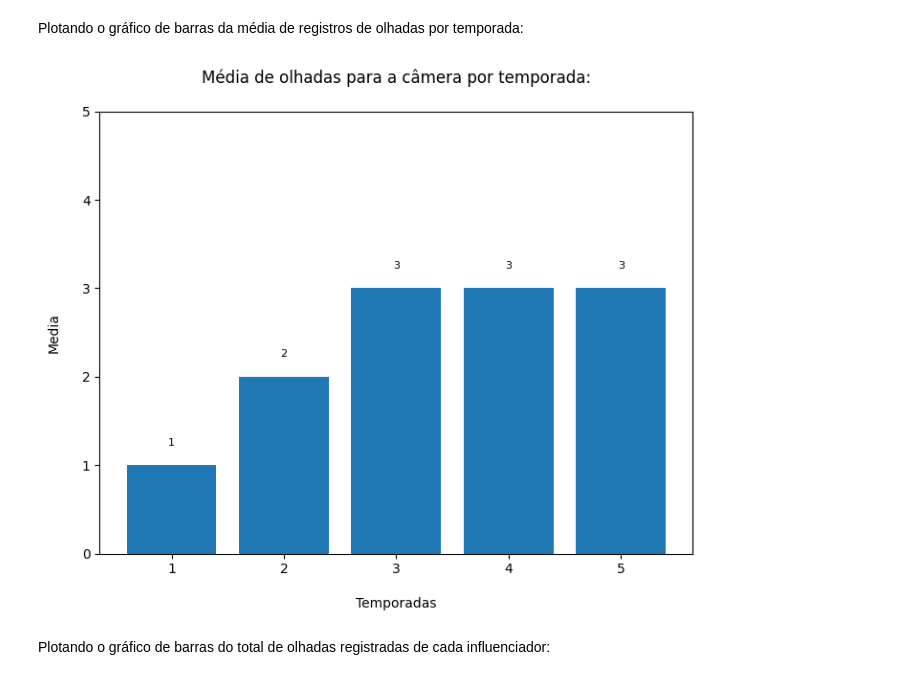
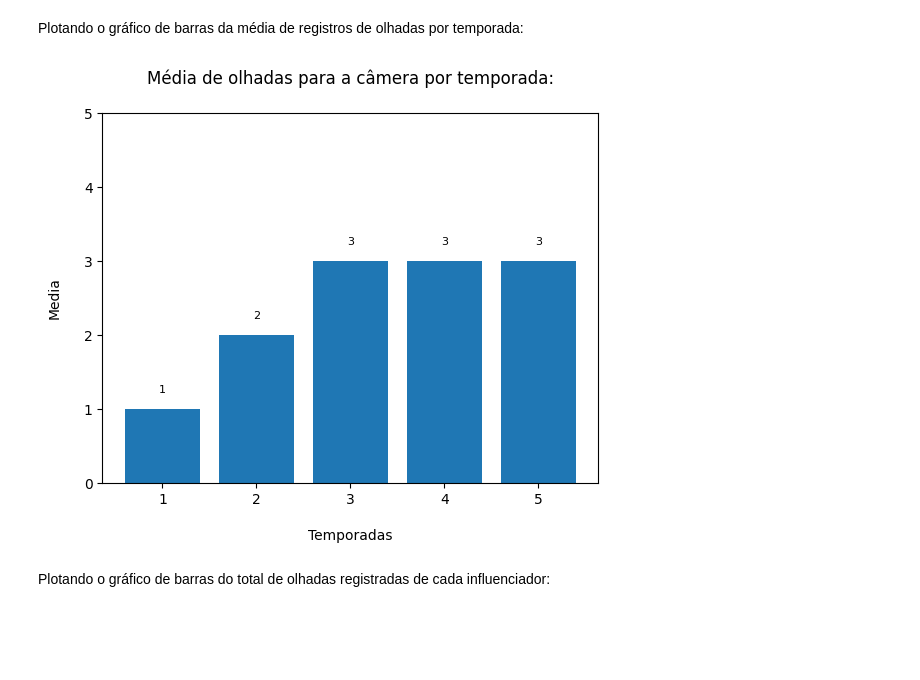
Before and after one commit to marinasbrum/ExploringNonverbalCommunication, a Jupyter notebook: Emotional_Responses_Analysis.ipynb, the cells around one changed output. Drawn from its saved outputs; the diff is of its cells as text; code cells hidden in the pictures; blank space fills up the shorter version.

```diff
--- a/Emotional_Responses_Analysis.ipynb
+++ b/Emotional_Responses_Analysis.ipynb
@@ -56,23 +56,22 @@ Plotando o gráfico de barras da média de registros de olhadas por temporada:
 # %%
 sum = teste.groupby('Season').size()
 episodes = teste.groupby('Season')['Episode'].nunique()
 media = (sum / episodes).astype(int)
 total_episodes = episodes.sum()
-plt.figure(figsize=(8, 6))
 bars = plt.bar(media.index, media.values)
 
 for bar, value in zip(bars, media.values):
     plt.text(bar.get_x() + bar.get_width() / 2, bar.get_height() + 0.2, value,
              ha = 'center', va = 'bottom', fontsize = 8)
 
 plt.xticks(media.index)
 plt.yticks(range(0, int(media.max()) + 3, 1))
 plt.title('Média de olhadas para a câmera por temporada:\n')
 plt.xlabel('\nTemporadas')
 plt.ylabel('Media\n')
 plt.show()
 # %% [output]
-[figure, old version]
+[figure, new version]
 # %% [markdown]
 Plotando o gráfico de barras do total de olhadas registradas de cada influenciador:
 # %%
```
